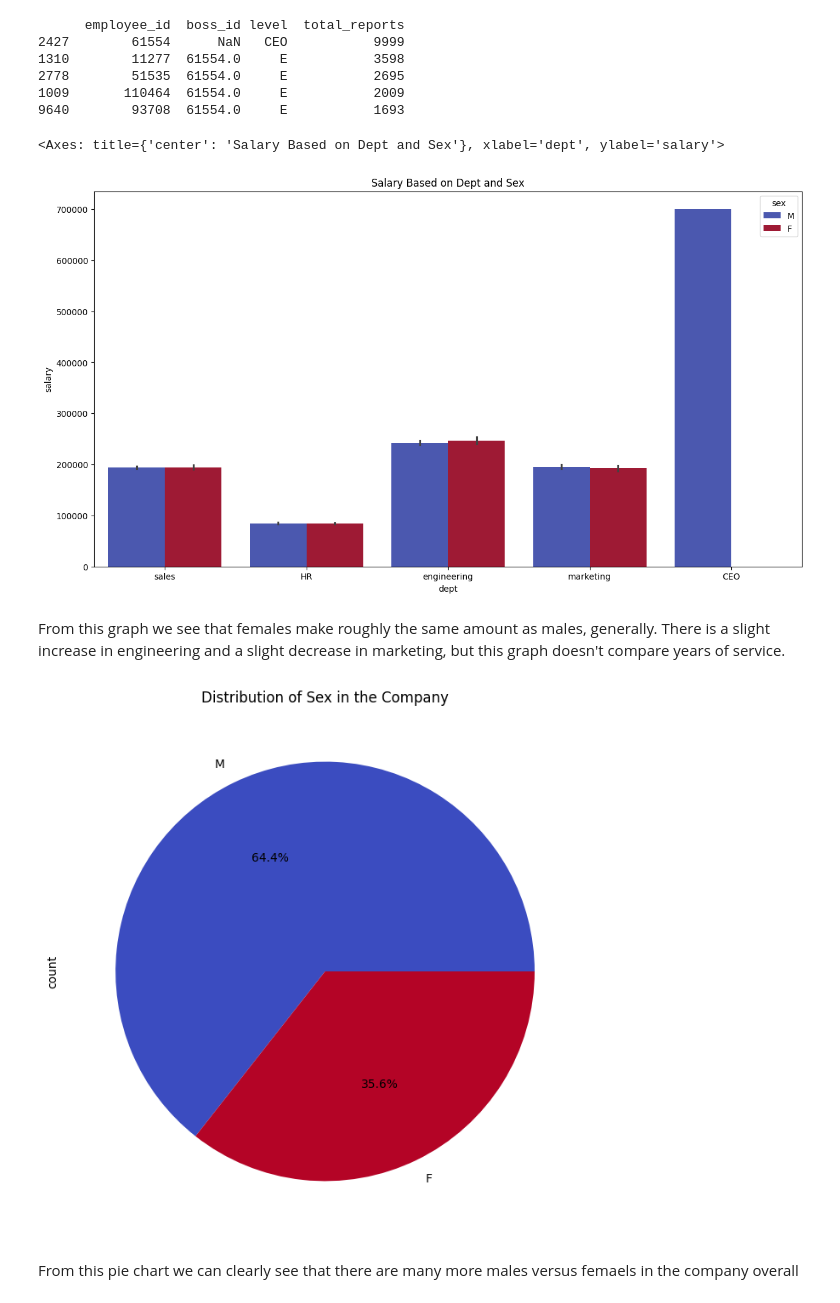
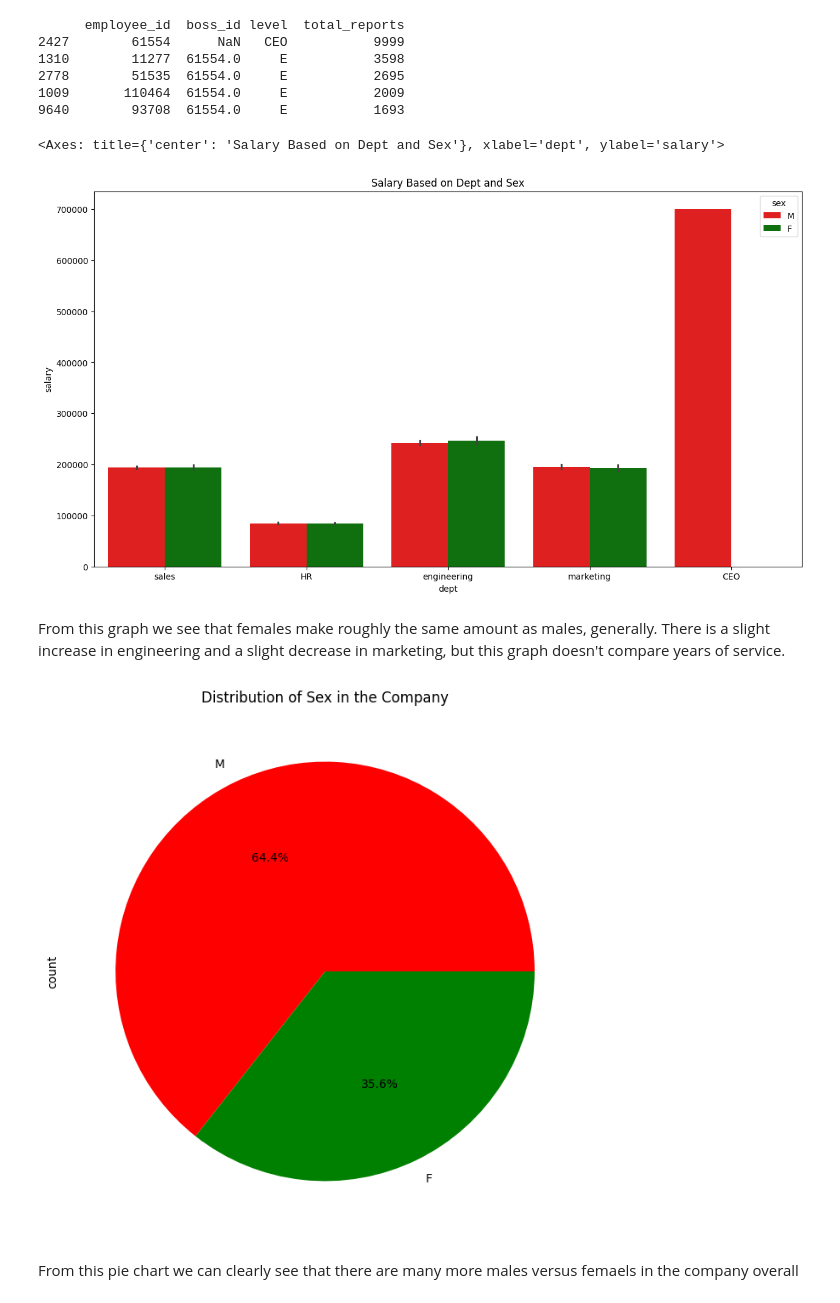
Before and after one commit to breannaparker1991/diversity_analysis, a Jupyter notebook: diversity.ipynb, the cells around one changed output. Drawn from its saved outputs; the diff is of its cells as text; code cells hidden in the pictures.

```diff
--- a/diversity.ipynb
+++ b/diversity.ipynb
@@ -209,25 +207,28 @@ color_list = custom_colors.tolist()
+# %%
+#setting up color palette
+color_palette = ['red', 'green', 'blue']
 # %%
 #graph looking at salary, sex, and dept
 
 plt.figure(figsize=(15,8))
 plt.title("Salary Based on Dept and Sex")
-sns.barplot(x='dept', y='salary', hue='sex', data=df, palette=color_list)
+sns.barplot(x='dept', y='salary', hue='sex', data=df, palette=color_palette)
 # %% [output]
 <Axes: title={'center': 'Salary Based on Dept and Sex'}, xlabel='dept', ylabel='salary'>
-[figure, old version]
+[figure, new version]
 # %% [markdown]
 From this graph we see that females make roughly the same amount as males, generally. There is a slight increase in engineering and a slight decrease in marketing, but this graph doesn't compare years of service.
 # %%
 # Count the number of females versus males
 counts = df['sex'].value_counts()
 
 # Create the pie chart
 plt.figure(figsize=(15,8))
 plt.title("Distribution of Sex in the Company")
-counts.plot.pie(autopct='%1.1f%%', colors= color_list)
+counts.plot.pie(autopct='%1.1f%%', colors= color_palette)
 plt.show()
 # %% [output]
-[figure, old version]
+[figure, new version]
 # %% [markdown]
 From this pie chart we can clearly see that there are many more males versus femaels in the company overall
 # %%
```
Also changed, not shown: parts of 50 cells of this notebook.
